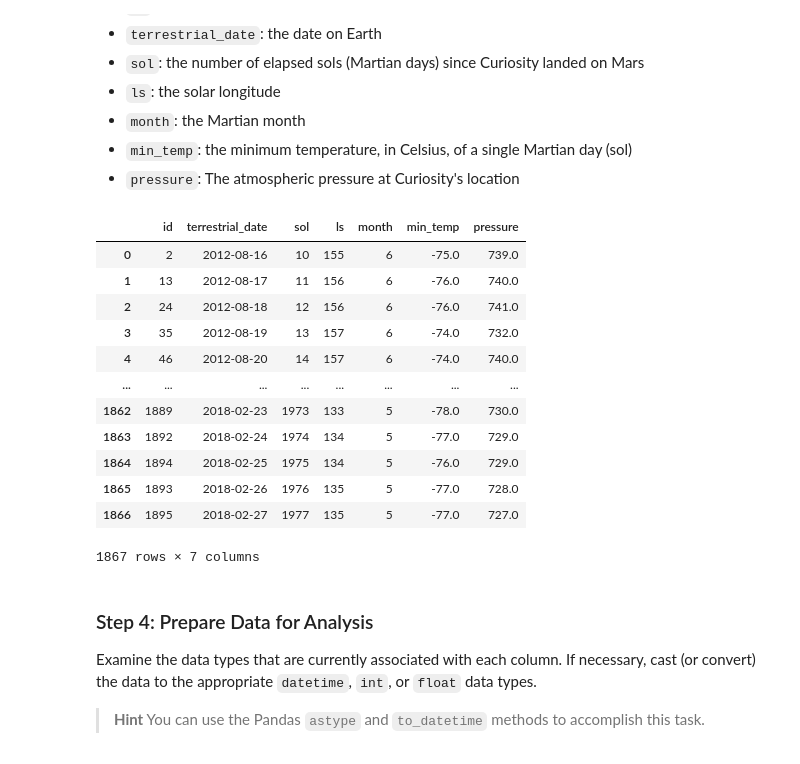
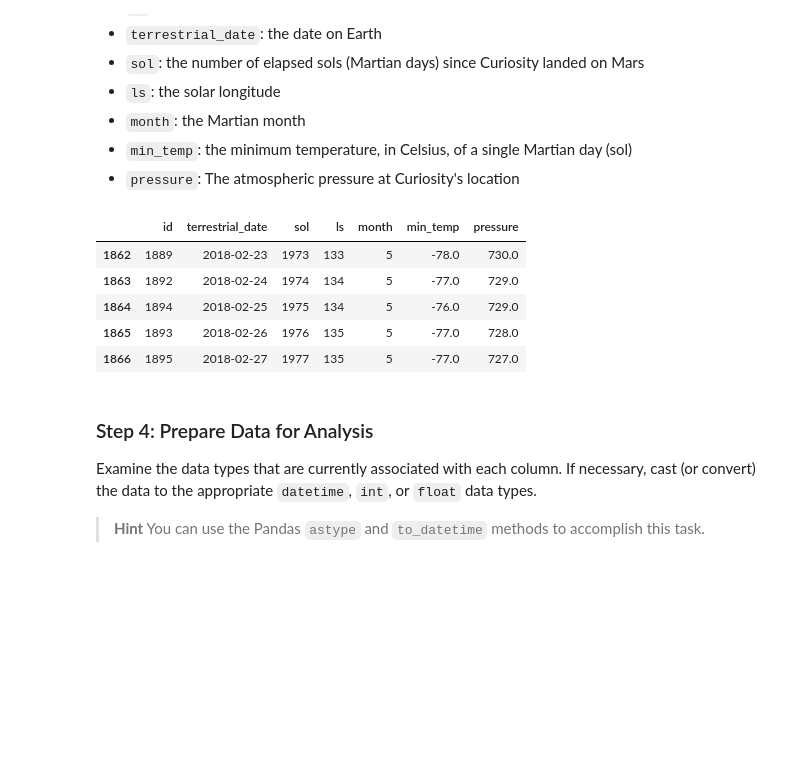
Before and after one commit to Coadman/web-scraping-challenge, a Jupyter notebook: part_2_mars_weather.ipynb, the cells around one changed output. Saved outputs shown, nothing was run; the diff lists cells and outputs as text; code cells hidden in the pictures; blank space fills up the shorter version.

```diff
--- a/part_2_mars_weather.ipynb
+++ b/part_2_mars_weather.ipynb
@@ -71,21 +71,14 @@ Assemble the scraped data into a Pandas DataFrame. The columns should have the s
 mars_df = pd.DataFrame(mars_data)
 # %%
 # Confirm DataFrame was created successfully
-mars_df
+mars_df.tail()
 # %% [output]
 |  | id | terrestrial_date | sol | ls | month | min_temp | pressure |
-| 0 | 2 | 2012-08-16 | 10 | 155 | 6 | -75.0 | 739.0 |
-| 1 | 13 | 2012-08-17 | 11 | 156 | 6 | -76.0 | 740.0 |
-| 2 | 24 | 2012-08-18 | 12 | 156 | 6 | -76.0 | 741.0 |
-| 3 | 35 | 2012-08-19 | 13 | 157 | 6 | -74.0 | 732.0 |
-| 4 | 46 | 2012-08-20 | 14 | 157 | 6 | -74.0 | 740.0 |
-| ... | ... | ... | ... | ... | ... | ... | ... |
 | 1862 | 1889 | 2018-02-23 | 1973 | 133 | 5 | -78.0 | 730.0 |
 | 1863 | 1892 | 2018-02-24 | 1974 | 134 | 5 | -77.0 | 729.0 |
 | 1864 | 1894 | 2018-02-25 | 1975 | 134 | 5 | -76.0 | 729.0 |
 | 1865 | 1893 | 2018-02-26 | 1976 | 135 | 5 | -77.0 | 728.0 |
 | 1866 | 1895 | 2018-02-27 | 1977 | 135 | 5 | -77.0 | 727.0 |
-1867 rows × 7 columns
 # %% [markdown]
 ### Step 4: Prepare Data for Analysis
 
```
Also changed, not shown: parts of 3 cells of this notebook.
